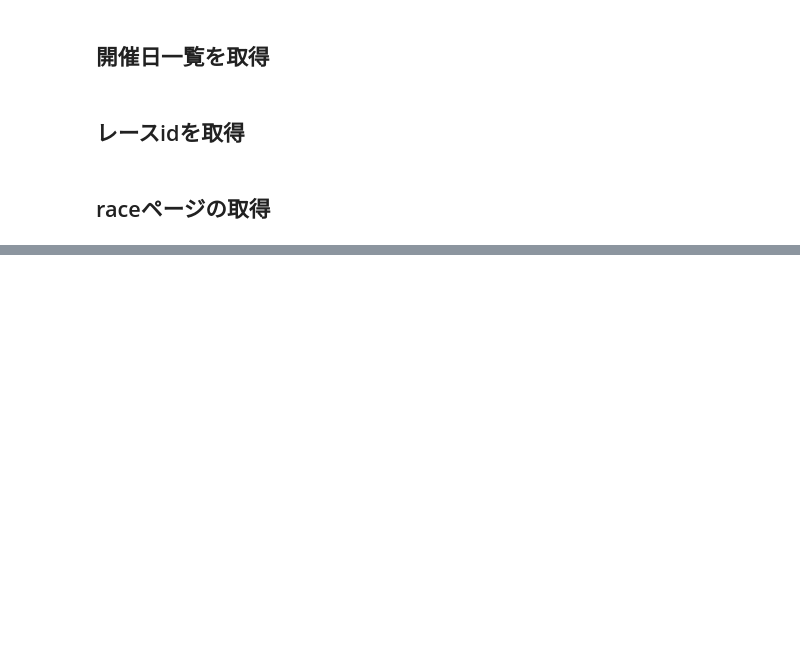
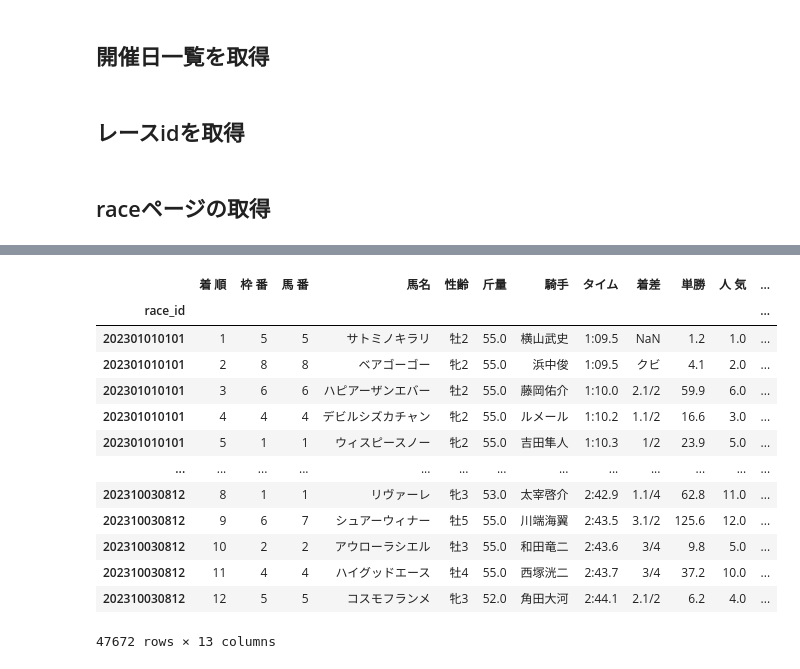
Before and after one commit to Go-Morishita/keiba, a Jupyter notebook: src/main.ipynb, the cells around one changed output, grey strips where cells are left out. Cells and saved outputs as stored; diff of their text form; code cells hidden in the pictures; blank space fills up the shorter version.

```diff
--- a/src/main.ipynb
+++ b/src/main.ipynb
@@ -4,6 +5,11 @@ import pickle # pythonのデータ保存ライブラリ
 %load_ext autoreload
 # %%
 %autoreload
+# %%
+from pathlib import Path # windowsとmacによる環境の違いを防ぐためにpathlibを使用
+
+HTML_DIR = Path("..", "data", "html")
+HTML_RACE_DIR = HTML_DIR / "race"
 # %% [markdown]
 # データ取得
 # %% [markdown]
@@ -28,0 +51,21 @@ len(html_paths_race)
+# %%
+html_paths_race = list(HTML_RACE_DIR.glob("*")) # glob"*"で全てのPathを取得.
+# %%
+results = create_rawdf.create_resuls(html_path_list=html_paths_race)
+# %%
+results
+# %% [output]
+|  | 着 順 | 枠 番 | 馬 番 | 馬名 | 性齢 | 斤量 | 騎手 | タイム | 着差 | 単勝 | 人 気 | ... |
+| race_id |  |  |  |  |  |  |  |  |  |  |  | ... |
+| 202301010101 | 1 | 5 | 5 | サトミノキラリ | 牡2 | 55.0 | 横山武史 | 1:09.5 | NaN | 1.2 | 1.0 | ... |
+| 202301010101 | 2 | 8 | 8 | ベアゴーゴー | 牝2 | 55.0 | 浜中俊 | 1:09.5 | クビ | 4.1 | 2.0 | ... |
+| 202301010101 | 3 | 6 | 6 | ハピアーザンエバー | 牡2 | 55.0 | 藤岡佑介 | 1:10.0 | 2.1/2 | 59.9 | 6.0 | ... |
+| 202301010101 | 4 | 4 | 4 | デビルシズカチャン | 牝2 | 55.0 | ルメール | 1:10.2 | 1.1/2 | 16.6 | 3.0 | ... |
+| 202301010101 | 5 | 1 | 1 | ウィスピースノー | 牝2 | 55.0 | 吉田隼人 | 1:10.3 | 1/2 | 23.9 | 5.0 | ... |
+| ... | ... | ... | ... | ... | ... | ... | ... | ... | ... | ... | ... | ... |
+| 202310030812 | 8 | 1 | 1 | リヴァーレ | 牝3 | 53.0 | 太宰啓介 | 2:42.9 | 1.1/4 | 62.8 | 11.0 | ... |
+| 202310030812 | 9 | 6 | 7 | シュアーウィナー | 牡5 | 55.0 | 川端海翼 | 2:43.5 | 3.1/2 | 125.6 | 12.0 | ... |
+| 202310030812 | 10 | 2 | 2 | アウローラシエル | 牡3 | 55.0 | 和田竜二 | 2:43.6 | 3/4 | 9.8 | 5.0 | ... |
+| 202310030812 | 11 | 4 | 4 | ハイグッドエース | 牡4 | 55.0 | 西塚洸二 | 2:43.7 | 3/4 | 37.2 | 10.0 | ... |
+| 202310030812 | 12 | 5 | 5 | コスモフランメ | 牝3 | 52.0 | 角田大河 | 2:44.1 | 2.1/2 | 6.2 | 4.0 | ... |
+47672 rows × 13 columns
```
Also changed, not shown: parts of 3 cells of this notebook, 2 other files.
